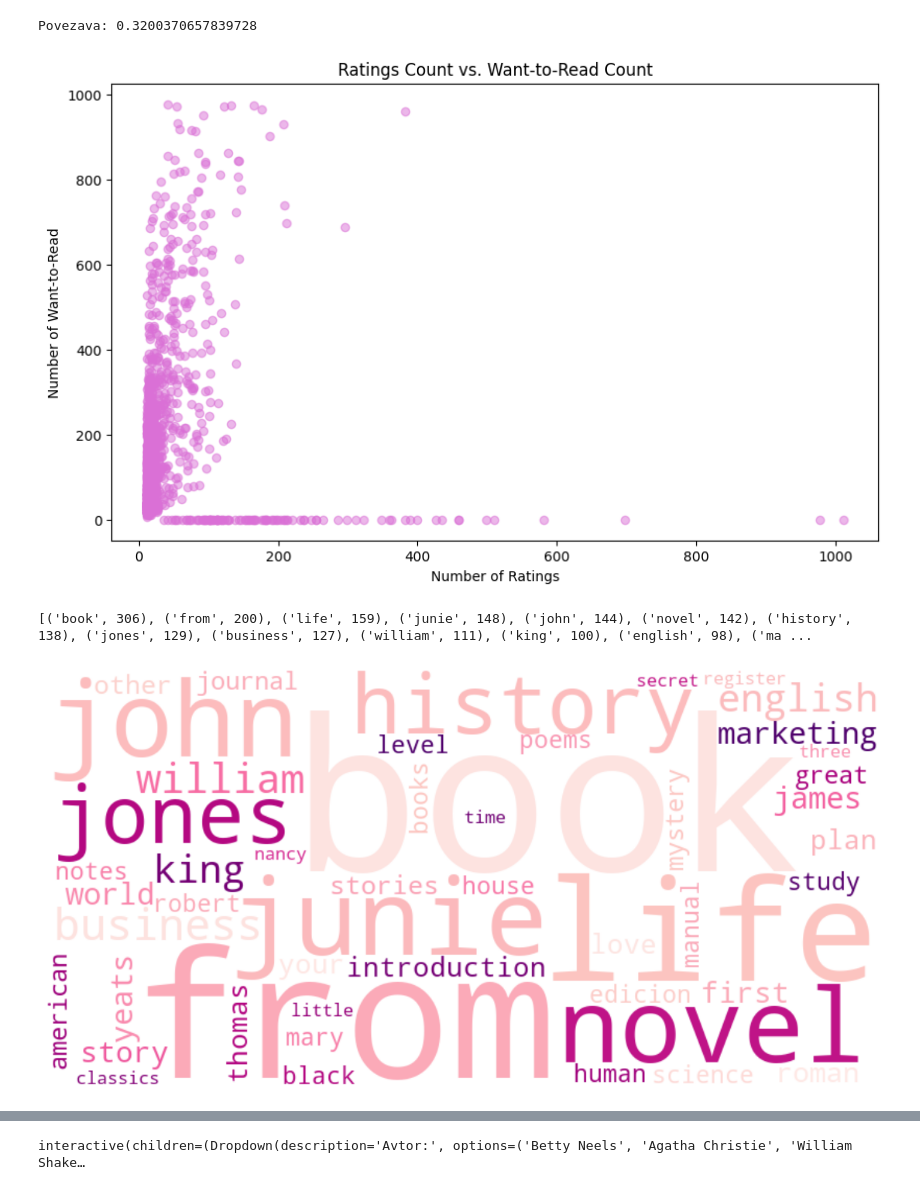
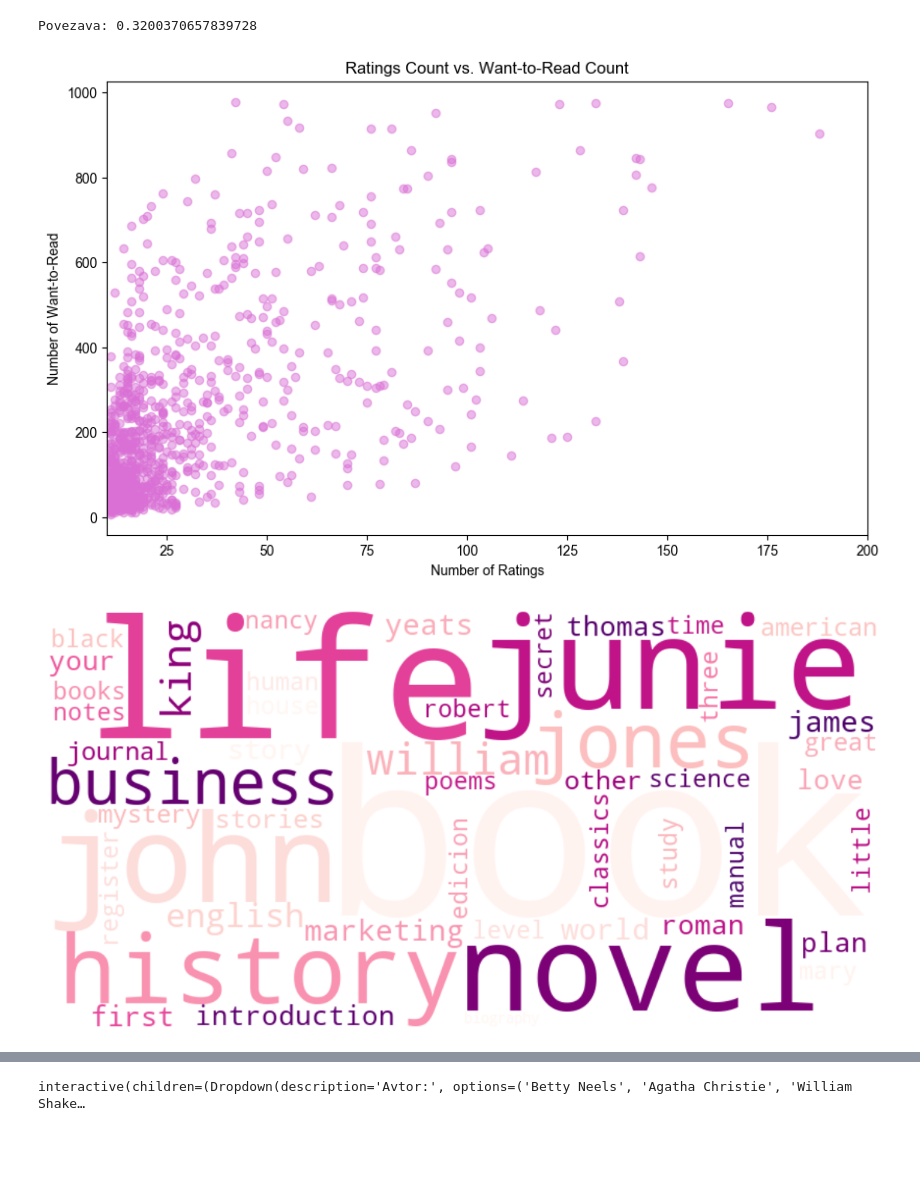
Before and after one commit to zalaplesec/Book-analysis, a Jupyter notebook: analiza.ipynb, the cells around one changed output, grey strips where cells are left out. Cells and saved outputs as stored; diff of their text form; code cells hidden in the pictures; blank space fills up the shorter version.

```diff
--- a/analiza.ipynb
+++ b/analiza.ipynb
@@ -1,13 +1,9 @@
 # %%
-
-%pip install matplotlib
-%pip install seaborn
-
 
 import matplotlib.pyplot as plt
 import seaborn as sns
 
-#plt.rcParams["font.family"] = "Arial Unicode MS"
+plt.rcParams["font.family"] = "Arial Unicode MS"
 # %% [output]
 Requirement already satisfied: matplotlib in /Library/Frameworks/Python.framework/Versions/3.12/lib/python3.12/site-packages (3.10.5)
 Requirement already satisfied: contourpy>=1.0.1 in /Library/Frameworks/Python.framework/Versions/3.12/lib/python3.12/site-packages (from matplotlib) (1.3.3)
@@ -428,6 +373,8 @@ plt.show()
 # %%
 # Najbolje ocenjeni avtorji
-top10_ocenjeni = povprecna_ocena_na_avtorja.head(10)
+top10_ocenjeni = povprecna_ocena_na_avtorja.head(10) # Vzamemo 10 avtorjev, z najvišjo povprečno oceno vseh knjig, ki jih je izdal/a
+
+# Vrstični diagram
 plt.figure(figsize=(8, 6))
 sns.barplot(
     x = top10_ocenjeni.values,
@@ -439,4 +386,6 @@ plt.xlabel("Povprečna ocena")
 plt.xlim(4, 5)
 plt.ylabel("Avtor")
 plt.show()
+
+plt.rcParams['font.family'] # Nastavimo font, ki podpira CJK znake
 # %% [output]
@@ -475,6 +428,0 @@ plt.show()
-# %%
-# Število prvih izdaj vsako stoletje
-knjige_fil = knjige[knjige["prva_izdaja"] != 0]
-knjige["stoletje"] = (knjige_fil["prva_izdaja"] // 100 + 1).astype(int)
-knjige_po_stoletju = knjige["stoletje"].value_counts().sort_index()
-knjige_po_stoletju
@@ -661,11 +657,16 @@ Povezava: 0.3200370657839728
 # %%
 
 plt.figure(figsize=(10,6))
-plt.scatter(knjige_10["stevilo_ocen"], knjige_10["want_to_read"], alpha=0.5, color = "orchid")
+knjige_veljavne3 = knjige_10[knjige_10["want_to_read"] > 0] # vzamemo knjige z dovolj veliko ocenami, ki imajo podatke o "want to read"
+plt.scatter(knjige_veljavne3["stevilo_ocen"], knjige_veljavne3["want_to_read"], alpha=0.5, color = "orchid")
 
 plt.title("Ratings Count vs. Want-to-Read Count")
 plt.xlabel("Number of Ratings")
+plt.xlim(10, 200)
 plt.ylabel("Number of Want-to-Read")
 plt.show()
+
+# Tudi iz grafa lahko opazimo, da med tema dvema vrednostima ni zelo močne povezave, saj
+# obstajajo knjige, ki imajo dokaj malo ocen, ki jih kljub temu želi prebrati veliko ljudi.
 # %% [output]
-[figure, old version]
+[figure, new version]
@@ -674,34 +673,39 @@ plt.show()
 # %%
+# Najpogostejše besede v naslovih knjig
 from collections import Counter
 import re
 from wordcloud import WordCloud
 
-stop_besede = {"the", "and", "of", "in", "a", "an", "for", "to", "on", "with", "b2b", "volume", "part", "series", "edition", "laminated", "guide"}
+# Odstranimo besede, kot so vezniki, predlogi in besede, ki se pogosto pojavijo v naslovih knjig, a ne nosijo
+# vsebinske informacije o knjigi same.
+
+stop_besede = {"the", "and", "of", "in", "a", "an", "for", "to", "on", "with", "b2b",
+                "volume", "part", "series", "edition", "laminated", "guide", "from"}
 vse_besede = []
 
 for naslov in knjige["naslov"]:
     besede = re.findall(r"\b[a-zčšž]+\b", str(naslov).lower())
     besede = [beseda for beseda in besede if beseda not in stop_besede and len(beseda) > 3]
+    # Predloge in veznike, ki jih prej nismo odstranili,
+    # odstranimo sedaj, ko dodamo pogoj, da mora biti dolžina besede več kot 3.
     vse_besede.extend(besede)
 
 pojavitev_besed = Counter(vse_besede)
 najbolj_pogoste_besede_v_naslovu = pojavitev_besed.most_common(20)
-print(najbolj_pogoste_besede_v_naslovu)
 
 wordcloud = WordCloud(
     width = 800,
     height = 400,
     background_color= "white",
     colormap = "RdPu",
     max_words = 50
 ).generate_from_frequencies(pojavitev_besed)
 
 plt.figure(figsize=(15, 7))
 plt.imshow(wordcloud, interpolation="bilinear")
 plt.axis("off")
 plt.show()
 # %% [output]
-[('book', 306), ('from', 200), ('life', 159), ('junie', 148), ('john', 144), ('novel', 142), ('history', 138), ('jones', 129), ('business', 127), ('william', 111), ('king', 100), ('english', 98), ('ma ...
-[figure, old version]
+[figure, new version]
 # %%
 # Število knjig avtorjev v odvisnosti od povprečne ocene avtorjev
```
Also changed, not shown: parts of 49 cells of this notebook.
